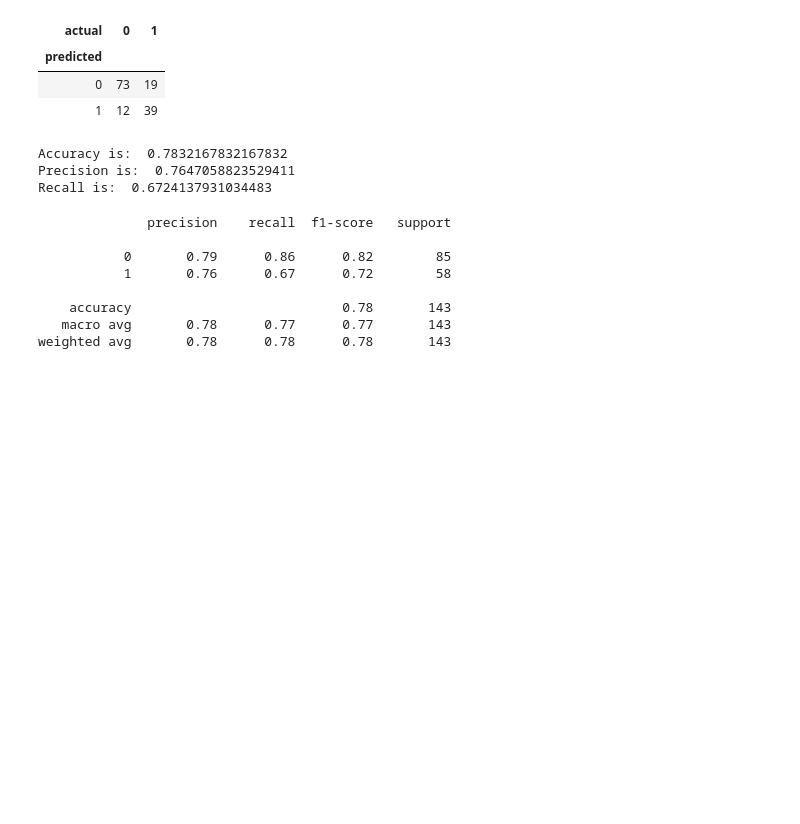
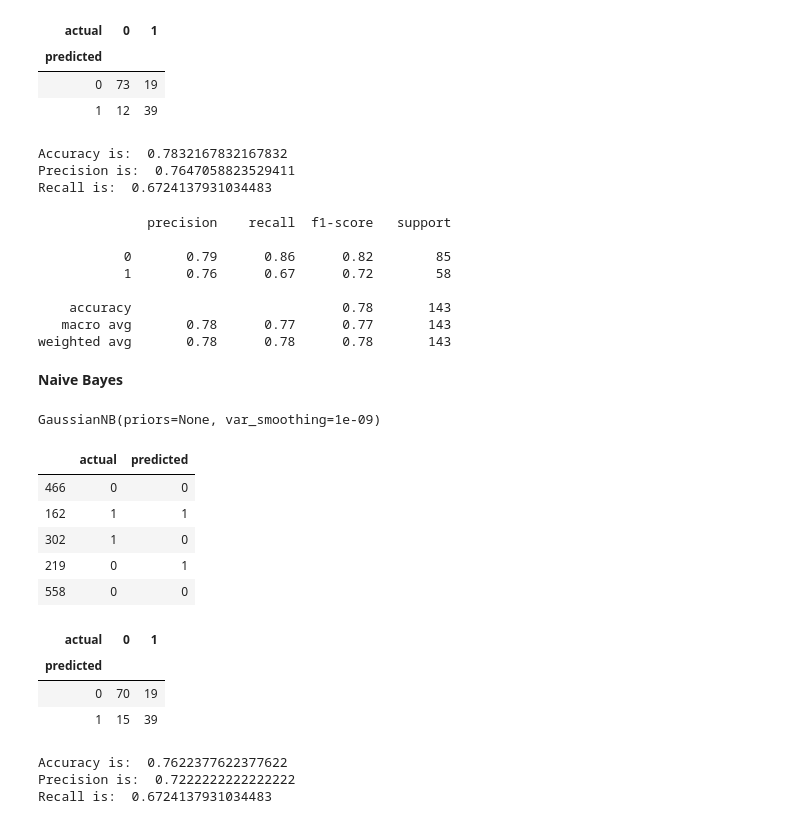
Before and after one commit to AkshaanB/Titanic-Data-Analysis, a Jupyter notebook: Titanic Data Analysis-New Version.ipynb, the cells around one changed output. Saved outputs shown, nothing was run; the diff lists cells and outputs as text; code cells hidden in the pictures; blank space fills up the shorter version.

```diff
--- a/Titanic Data Analysis-New Version.ipynb
+++ b/Titanic Data Analysis-New Version.ipynb
@@ -555,3 +555,5 @@ print(classification_report(y_test, decision_tree_predict))
     accuracy                           0.78       143
    macro avg       0.78      0.77      0.77       143
 weighted avg       0.78      0.78      0.78       143
+# %% [markdown]
+**Naive Bayes**
@@ -557,0 +562,43 @@ weighted avg       0.78      0.78      0.78       143
+# %%
+naive_bayes_model = GaussianNB()
+# %%
+naive_bayes_model.fit(x_train, y_train)
+# %% [output]
+GaussianNB(priors=None, var_smoothing=1e-09)
+# %%
+naive_bayes_predict = naive_bayes_model.predict(x_test)
+# %%
+naive_bayes_df = pd.DataFrame({'actual':y_test,
+                              'predicted':naive_bayes_predict})
+naive_bayes_df.sample(5)
+# %% [output]
+|  | actual | predicted |
+| 466 | 0 | 0 |
+| 162 | 1 | 1 |
+| 302 | 1 | 0 |
+| 219 | 0 | 1 |
+| 558 | 0 | 0 |
+# %%
+naive_bayes_crosstab = pd.crosstab(naive_bayes_df['predicted'],naive_bayes_df['actual'])
+naive_bayes_crosstab
+# %% [output]
+| actual | 0 | 1 |
+| predicted |  |  |
+| 0 | 70 | 19 |
+| 1 | 15 | 39 |
+# %%
+from sklearn.metrics import accuracy_score
+from sklearn.metrics import precision_score
+from sklearn.metrics import recall_score
+
+accuracy = accuracy_score(y_test,naive_bayes_predict)
+precision = precision_score(y_test,naive_bayes_predict)
+recall = recall_score(y_test,naive_bayes_predict)
+
+print("Accuracy is: ",accuracy)
+print("Precision is: ",precision)
+print("Recall is: ",recall)
+# %% [output]
+Accuracy is:  0.7622377622377622
+Precision is:  0.7222222222222222
+Recall is:  0.6724137931034483
```
Also changed, not shown: parts of 3 cells of this notebook.
